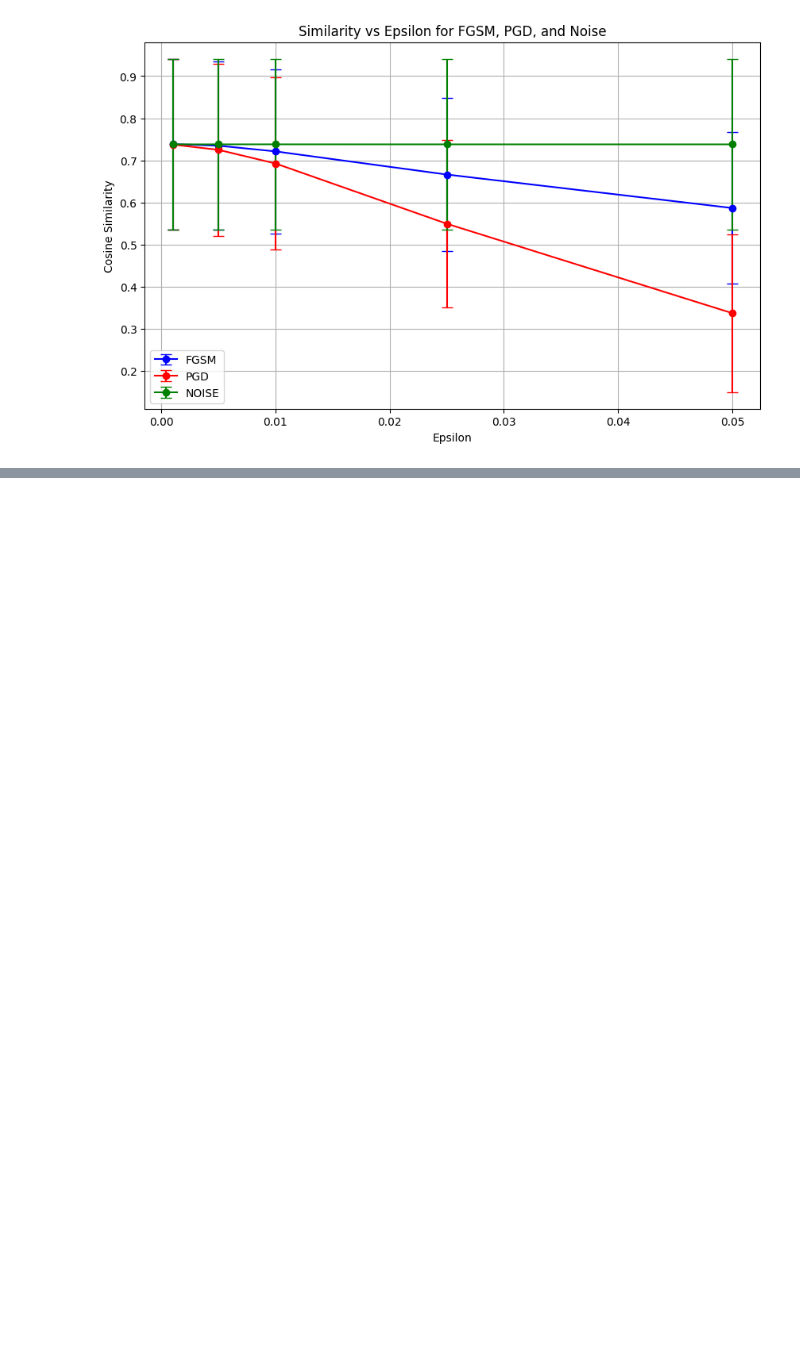
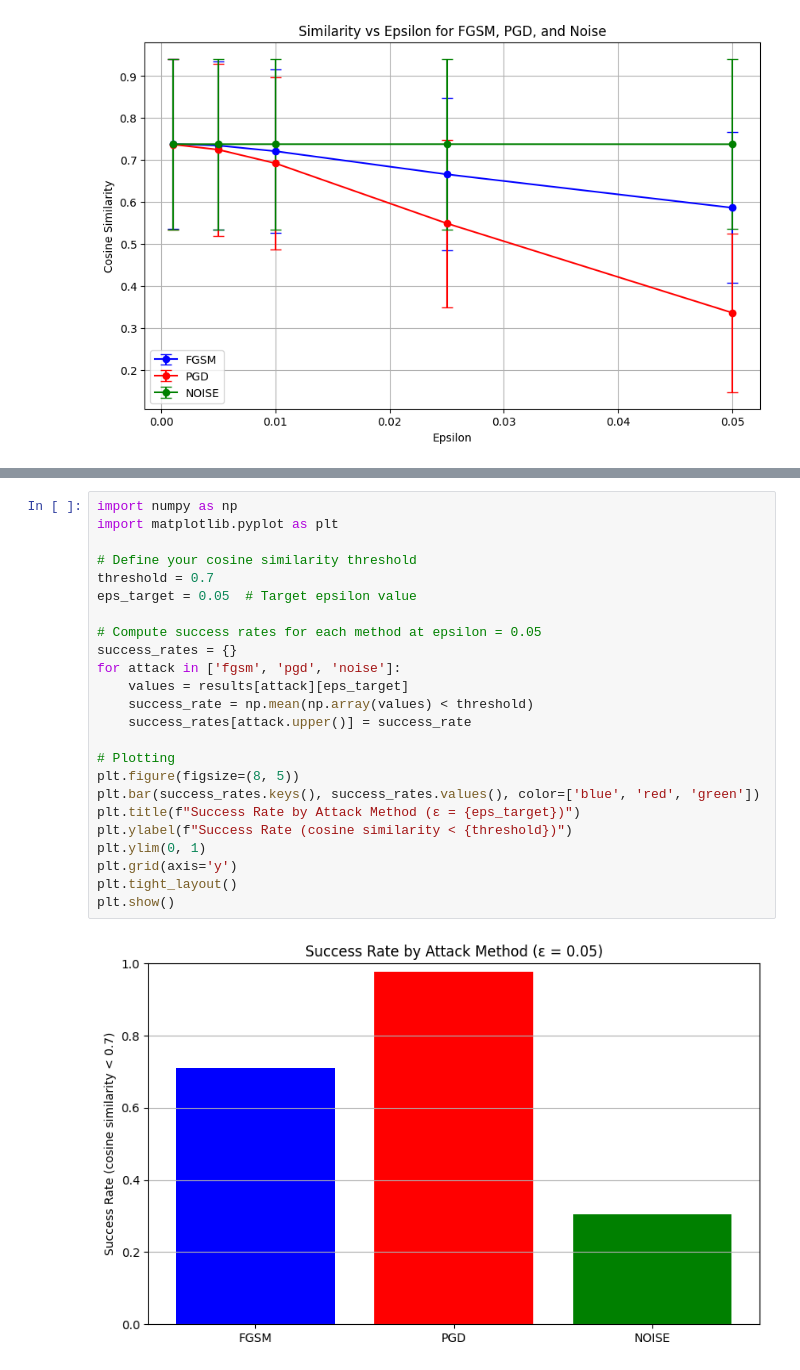
Before and after one commit to ScienceFair2018/Adversarial-AI-FRT, a Jupyter notebook: celebrity_attack_evaluation.ipynb, the cells around one changed output, grey strips where cells are left out. Saved outputs shown, nothing was run; the diff lists cells and outputs as text; blank space fills up the shorter version.

```diff
--- a/celebrity_attack_evaluation.ipynb
+++ b/celebrity_attack_evaluation.ipynb
@@ -279,0 +301,26 @@ results_df
+# %%
+import numpy as np
+import matplotlib.pyplot as plt
+
+# Define your cosine similarity threshold
+threshold = 0.7
+eps_target = 0.05  # Target epsilon value
+
+# Compute success rates for each method at epsilon = 0.05
+success_rates = {}
+for attack in ['fgsm', 'pgd', 'noise']:
+    values = results[attack][eps_target]
+    success_rate = np.mean(np.array(values) < threshold)
+    success_rates[attack.upper()] = success_rate
+
+# Plotting
+plt.figure(figsize=(8, 5))
+plt.bar(success_rates.keys(), success_rates.values(), color=['blue', 'red', 'green'])
+plt.title(f"Success Rate by Attack Method (ε = {eps_target})")
+plt.ylabel(f"Success Rate (cosine similarity < {threshold})")
+plt.ylim(0, 1)
+plt.grid(axis='y')
+plt.tight_layout()
+plt.show()
+# %% [output]
+[figure, added]
```
Also changed, not shown: parts of 3 cells of this notebook.
